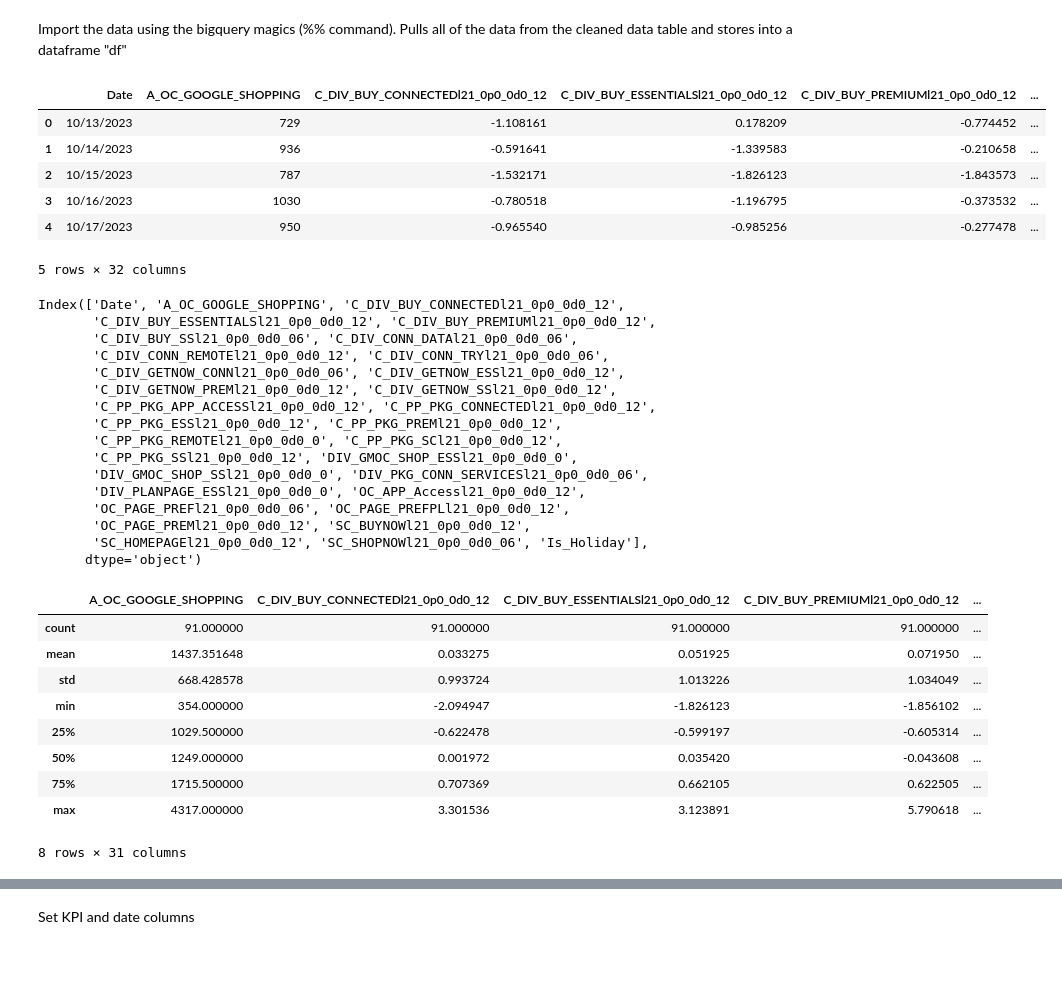
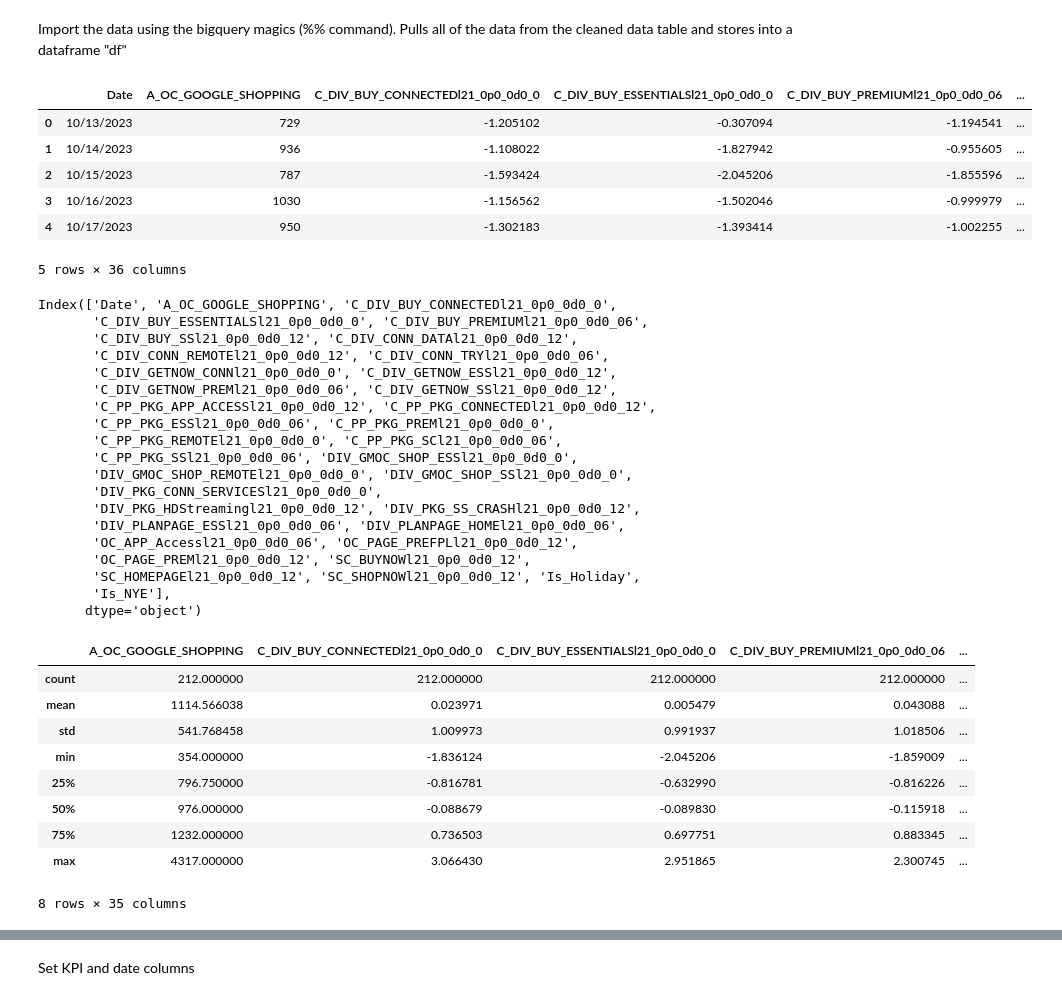
Before and after one commit to zzWIInTer/zz_onstar_rba, a Jupyter notebook: Boosted Trees Regression (BQML).ipynb, the cells around one changed output, grey strips where cells are left out. Saved outputs shown, nothing was run; the diff lists cells and outputs as text; code cells hidden in the pictures; blank space fills up the shorter version.

Commit message:
Use 0708 Data

```diff
--- a/Boosted Trees Regression (BQML).ipynb
+++ b/Boosted Trees Regression (BQML).ipynb
@@ -113,54 +113,59 @@ Pulls all of the data from the cleaned data table and stores into a dataframe "d
 # ORDER BY date; #update project name
 # %%
 #update file name
-file_name = 'https://raw.githubusercontent.com/zzWIInTer/zz_onstar_rba/master/final_cleaned_data.csv'
+#file_name = 'https://raw.githubusercontent.com/zzWIInTer/zz_onstar_rba/master/final_cleaned_data.csv'
+file_name = 'https://raw.githubusercontent.com/zzWIInTer/zz_onstar_rba/master/final_cleaned_data_0708.csv'
 df_raw = pd.read_csv(file_name)
 df_raw.fillna(0, inplace=True)
 
-df = df_raw.drop(columns = ['DIV_WYG_PPl21_0p0_0d0_12']).copy()
-#df = df_raw.copy()
+
+#df = df_raw.drop(columns = ['DIV_WYG_PPl21_0p0_0d0_12']).copy()
+df = df_raw.copy()
 
 df.head()
 # %% [output]
-|  | Date | A_OC_GOOGLE_SHOPPING | C_DIV_BUY_CONNECTEDl21_0p0_0d0_12 | C_DIV_BUY_ESSENTIALSl21_0p0_0d0_12 | C_DIV_BUY_PREMIUMl21_0p0_0d0_12 | ... |
-| 0 | 10/13/2023 | 729 | -1.108161 | 0.178209 | -0.774452 | ... |
-| 1 | 10/14/2023 | 936 | -0.591641 | -1.339583 | -0.210658 | ... |
-| 2 | 10/15/2023 | 787 | -1.532171 | -1.826123 | -1.843573 | ... |
-| 3 | 10/16/2023 | 1030 | -0.780518 | -1.196795 | -0.373532 | ... |
-| 4 | 10/17/2023 | 950 | -0.965540 | -0.985256 | -0.277478 | ... |
+|  | Date | A_OC_GOOGLE_SHOPPING | C_DIV_BUY_CONNECTEDl21_0p0_0d0_0 | C_DIV_BUY_ESSENTIALSl21_0p0_0d0_0 | C_DIV_BUY_PREMIUMl21_0p0_0d0_06 | ... |
+| 0 | 10/13/2023 | 729 | -1.205102 | -0.307094 | -1.194541 | ... |
+| 1 | 10/14/2023 | 936 | -1.108022 | -1.827942 | -0.955605 | ... |
+| 2 | 10/15/2023 | 787 | -1.593424 | -2.045206 | -1.855596 | ... |
+| 3 | 10/16/2023 | 1030 | -1.156562 | -1.502046 | -0.999979 | ... |
+| 4 | 10/17/2023 | 950 | -1.302183 | -1.393414 | -1.002255 | ... |
-5 rows × 32 columns
+5 rows × 36 columns
 # %%
 df.columns
 # %% [output]
-Index(['Date', 'A_OC_GOOGLE_SHOPPING', 'C_DIV_BUY_CONNECTEDl21_0p0_0d0_12',
-       'C_DIV_BUY_ESSENTIALSl21_0p0_0d0_12', 'C_DIV_BUY_PREMIUMl21_0p0_0d0_12',
-       'C_DIV_BUY_SSl21_0p0_0d0_06', 'C_DIV_CONN_DATAl21_0p0_0d0_06',
+Index(['Date', 'A_OC_GOOGLE_SHOPPING', 'C_DIV_BUY_CONNECTEDl21_0p0_0d0_0',
+       'C_DIV_BUY_ESSENTIALSl21_0p0_0d0_0', 'C_DIV_BUY_PREMIUMl21_0p0_0d0_06',
+       'C_DIV_BUY_SSl21_0p0_0d0_12', 'C_DIV_CONN_DATAl21_0p0_0d0_12',
        'C_DIV_CONN_REMOTEl21_0p0_0d0_12', 'C_DIV_CONN_TRYl21_0p0_0d0_06',
-       'C_DIV_GETNOW_CONNl21_0p0_0d0_06', 'C_DIV_GETNOW_ESSl21_0p0_0d0_12',
-       'C_DIV_GETNOW_PREMl21_0p0_0d0_12', 'C_DIV_GETNOW_SSl21_0p0_0d0_12',
+       'C_DIV_GETNOW_CONNl21_0p0_0d0_0', 'C_DIV_GETNOW_ESSl21_0p0_0d0_12',
+       'C_DIV_GETNOW_PREMl21_0p0_0d0_06', 'C_DIV_GETNOW_SSl21_0p0_0d0_12',
        'C_PP_PKG_APP_ACCESSl21_0p0_0d0_12', 'C_PP_PKG_CONNECTEDl21_0p0_0d0_12',
-       'C_PP_PKG_ESSl21_0p0_0d0_12', 'C_PP_PKG_PREMl21_0p0_0d0_12',
-       'C_PP_PKG_REMOTEl21_0p0_0d0_0', 'C_PP_PKG_SCl21_0p0_0d0_12',
-       'C_PP_PKG_SSl21_0p0_0d0_12', 'DIV_GMOC_SHOP_ESSl21_0p0_0d0_0',
-       'DIV_GMOC_SHOP_SSl21_0p0_0d0_0', 'DIV_PKG_CONN_SERVICESl21_0p0_0d0_06',
-       'DIV_PLANPAGE_ESSl21_0p0_0d0_0', 'OC_APP_Accessl21_0p0_0d0_12',
-       'OC_PAGE_PREFl21_0p0_0d0_06', 'OC_PAGE_PREFPLl21_0p0_0d0_12',
+       'C_PP_PKG_ESSl21_0p0_0d0_06', 'C_PP_PKG_PREMl21_0p0_0d0_0',
+       'C_PP_PKG_REMOTEl21_0p0_0d0_0', 'C_PP_PKG_SCl21_0p0_0d0_06',
+       'C_PP_PKG_SSl21_0p0_0d0_06', 'DIV_GMOC_SHOP_ESSl21_0p0_0d0_0',
+       'DIV_GMOC_SHOP_REMOTEl21_0p0_0d0_0', 'DIV_GMOC_SHOP_SSl21_0p0_0d0_0',
+       'DIV_PKG_CONN_SERVICESl21_0p0_0d0_0',
+       'DIV_PKG_HDStreamingl21_0p0_0d0_12', 'DIV_PKG_SS_CRASHl21_0p0_0d0_12',
+       'DIV_PLANPAGE_ESSl21_0p0_0d0_06', 'DIV_PLANPAGE_HOMEl21_0p0_0d0_06',
+       'OC_APP_Accessl21_0p0_0d0_06', 'OC_PAGE_PREFPLl21_0p0_0d0_12',
        'OC_PAGE_PREMl21_0p0_0d0_12', 'SC_BUYNOWl21_0p0_0d0_12',
-       'SC_HOMEPAGEl21_0p0_0d0_12', 'SC_SHOPNOWl21_0p0_0d0_06', 'Is_Holiday'],
+       'SC_HOMEPAGEl21_0p0_0d0_12', 'SC_SHOPNOWl21_0p0_0d0_12', 'Is_Holiday',
+       'Is_NYE'],
       dtype='object')
 # %%
 df.describe()
 # %% [output]
-|  | A_OC_GOOGLE_SHOPPING | C_DIV_BUY_CONNECTEDl21_0p0_0d0_12 | C_DIV_BUY_ESSENTIALSl21_0p0_0d0_12 | C_DIV_BUY_PREMIUMl21_0p0_0d0_12 | ... |
-| count | 91.000000 | 91.000000 | 91.000000 | 91.000000 | ... |
-| mean | 1437.351648 | 0.033275 | 0.051925 | 0.071950 | ... |
-| std | 668.428578 | 0.993724 | 1.013226 | 1.034049 | ... |
-| min | 354.000000 | -2.094947 | -1.826123 | -1.856102 | ... |
-| 25% | 1029.500000 | -0.622478 | -0.599197 | -0.605314 | ... |
-| 50% | 1249.000000 | 0.001972 | 0.035420 | -0.043608 | ... |
-| 75% | 1715.500000 | 0.707369 | 0.662105 | 0.622505 | ... |
-| max | 4317.000000 | 3.301536 | 3.123891 | 5.790618 | ... |
+|  | A_OC_GOOGLE_SHOPPING | C_DIV_BUY_CONNECTEDl21_0p0_0d0_0 | C_DIV_BUY_ESSENTIALSl21_0p0_0d0_0 | C_DIV_BUY_PREMIUMl21_0p0_0d0_06 | ... |
+| count | 212.000000 | 212.000000 | 212.000000 | 212.000000 | ... |
+| mean | 1114.566038 | 0.023971 | 0.005479 | 0.043088 | ... |
+| std | 541.768458 | 1.009973 | 0.991937 | 1.018506 | ... |
+| min | 354.000000 | -1.836124 | -2.045206 | -1.859009 | ... |
+| 25% | 796.750000 | -0.816781 | -0.632990 | -0.816226 | ... |
+| 50% | 976.000000 | -0.088679 | -0.089830 | -0.115918 | ... |
+| 75% | 1232.000000 | 0.736503 | 0.697751 | 0.883345 | ... |
+| max | 4317.000000 | 3.066430 | 2.951865 | 2.300745 | ... |
-8 rows × 31 columns
+8 rows × 35 columns
 # %%
 df.head()
 # %% [output]
```
Also changed, not shown: parts of 3 cells of this notebook.
